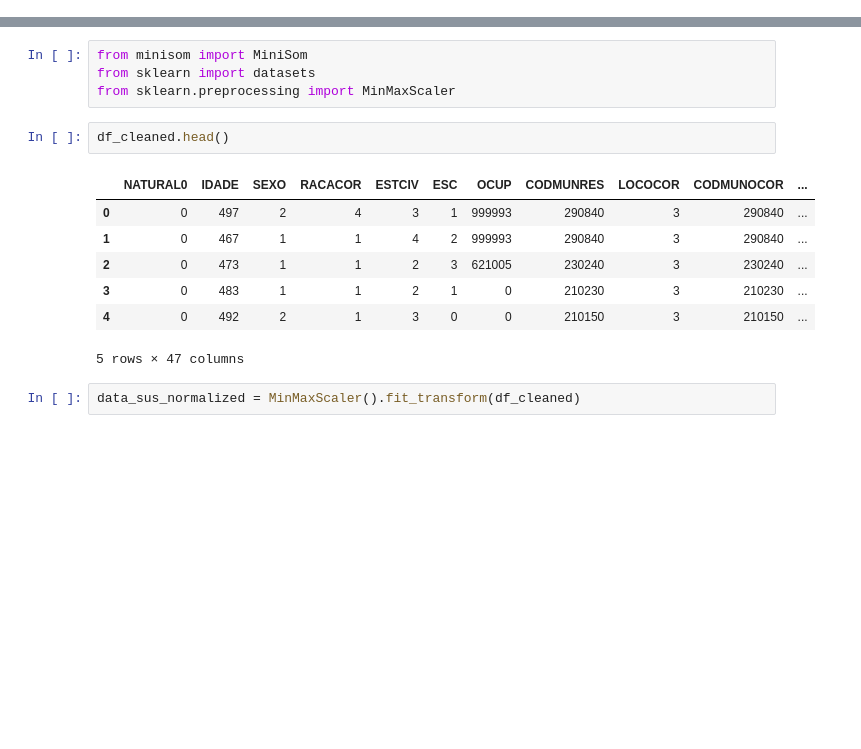
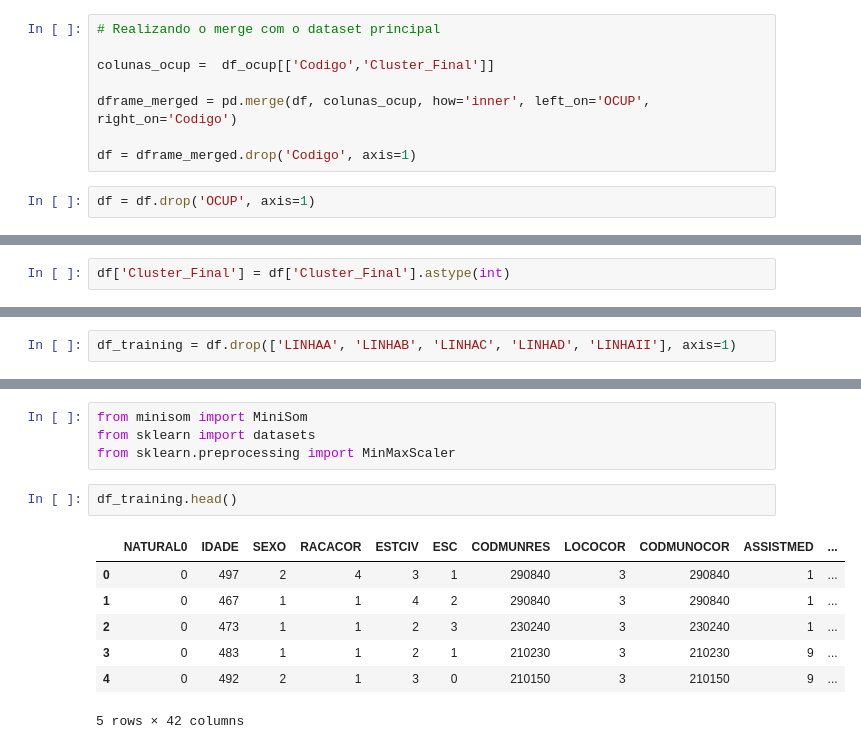
Before and after one commit to GabihSantana/work_in_progress, a Jupyter notebook: projetoObitosAlzheimer.ipynb, the cells around one changed output, grey strips where cells are left out. Cells and saved outputs as stored; diff of their text form; blank space fills up the shorter version.

```diff
--- a/projetoObitosAlzheimer.ipynb
+++ b/projetoObitosAlzheimer.ipynb
@@ -784,0 +924,10 @@ Cluster1
+# %%
+# Realizando o merge com o dataset principal
+
+colunas_ocup =  df_ocup[['Codigo','Cluster_Final']]
+
+dframe_merged = pd.merge(df, colunas_ocup, how='inner', left_on='OCUP', right_on='Codigo')
+
+df = dframe_merged.drop('Codigo', axis=1)
+# %%
+df = df.drop('OCUP', axis=1)
@@ -784,0 +944,2 @@ Cluster1
+# %%
+df['Cluster_Final'] = df['Cluster_Final'].astype(int)
@@ -785,3 +968,5 @@ Cluster1
+# %%
+df_training = df.drop(['LINHAA', 'LINHAB', 'LINHAC', 'LINHAD', 'LINHAII'], axis=1)
 # %% [markdown]
 # Mapa Som
 # %%
@@ -789,14 +974,12 @@ from minisom import MiniSom
 from sklearn import datasets
 from sklearn.preprocessing import MinMaxScaler
 # %%
-df_cleaned.head()
+df_training.head()
 # %% [output]
-|  | NATURAL0 | IDADE | SEXO | RACACOR | ESTCIV | ESC | OCUP | CODMUNRES | LOCOCOR | CODMUNOCOR | ... |
-| 0 | 0 | 497 | 2 | 4 | 3 | 1 | 999993 | 290840 | 3 | 290840 | ... |
-| 1 | 0 | 467 | 1 | 1 | 4 | 2 | 999993 | 290840 | 3 | 290840 | ... |
-| 2 | 0 | 473 | 1 | 1 | 2 | 3 | 621005 | 230240 | 3 | 230240 | ... |
-| 3 | 0 | 483 | 1 | 1 | 2 | 1 | 0 | 210230 | 3 | 210230 | ... |
-| 4 | 0 | 492 | 2 | 1 | 3 | 0 | 0 | 210150 | 3 | 210150 | ... |
+|  | NATURAL0 | IDADE | SEXO | RACACOR | ESTCIV | ESC | CODMUNRES | LOCOCOR | CODMUNOCOR | ASSISTMED | ... |
+| 0 | 0 | 497 | 2 | 4 | 3 | 1 | 290840 | 3 | 290840 | 1 | ... |
+| 1 | 0 | 467 | 1 | 1 | 4 | 2 | 290840 | 3 | 290840 | 1 | ... |
+| 2 | 0 | 473 | 1 | 1 | 2 | 3 | 230240 | 3 | 230240 | 1 | ... |
+| 3 | 0 | 483 | 1 | 1 | 2 | 1 | 210230 | 3 | 210230 | 9 | ... |
+| 4 | 0 | 492 | 2 | 1 | 3 | 0 | 210150 | 3 | 210150 | 9 | ... |
-5 rows × 47 columns
+5 rows × 42 columns
-# %%
-data_sus_normalized = MinMaxScaler().fit_transform(df_cleaned)
```
Also changed, not shown: parts of 33 cells of this notebook.
